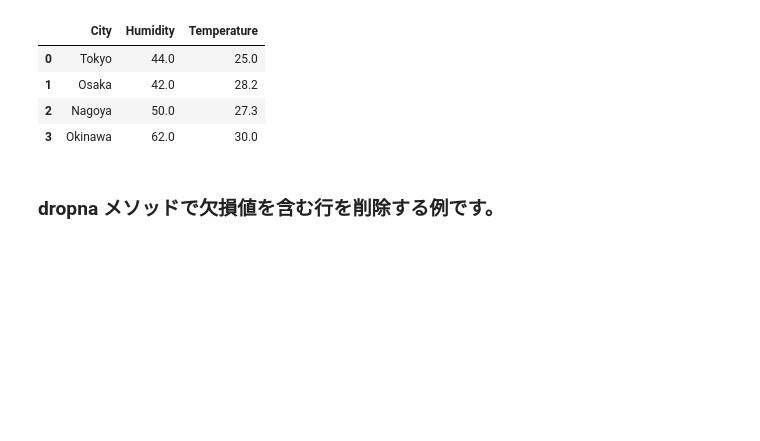
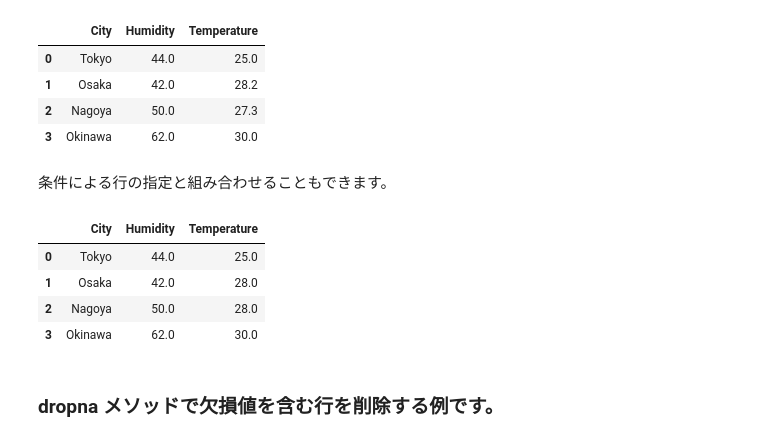
Before and after one commit to enakai00/jupyter_ml4se_commentary, a Jupyter notebook: 06-pandas DataFrame-02.ipynb, the cells around one changed output. Cells and saved outputs as stored; diff of their text form; code cells hidden in the pictures; blank space fills up the shorter version.

```diff
--- a/06-pandas DataFrame-02.ipynb
+++ b/06-pandas DataFrame-02.ipynb
@@ -214,6 +214,17 @@ cities
 | 1 | Osaka | 42.0 | 28.2 |
 | 2 | Nagoya | 50.0 | 27.3 |
 | 3 | Okinawa | 62.0 | 30.0 |
+# %% [markdown]
+条件による行の指定と組み合わせることもできます。
+# %%
+cities.loc[(cities['Temperature']>27)&(cities['Temperature']<29), 'Temperature'] = 28
+cities
+# %% [output]
+|  | City | Humidity | Temperature |
+| 0 | Tokyo | 44.0 | 25.0 |
+| 1 | Osaka | 42.0 | 28.0 |
+| 2 | Nagoya | 50.0 | 28.0 |
+| 3 | Okinawa | 62.0 | 30.0 |
 # %% [markdown]
 ### dropna メソッドで欠損値を含む行を削除する例です。
 # %%
```
Also changed, not shown: parts of 5 cells of this notebook, 1 other file.
